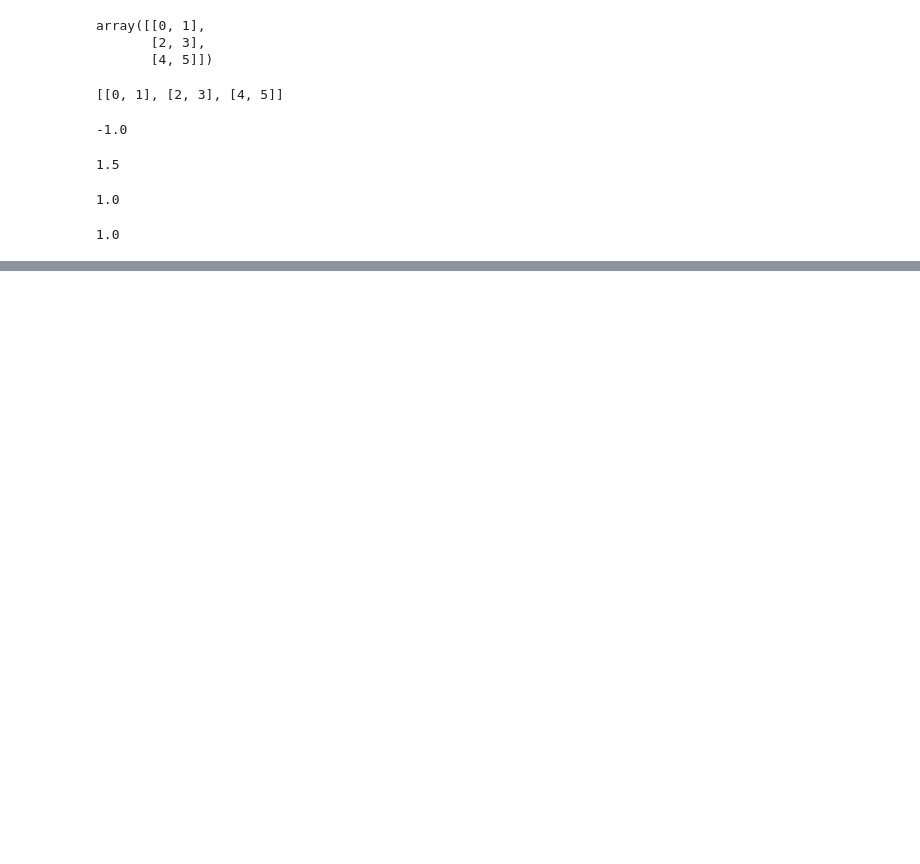
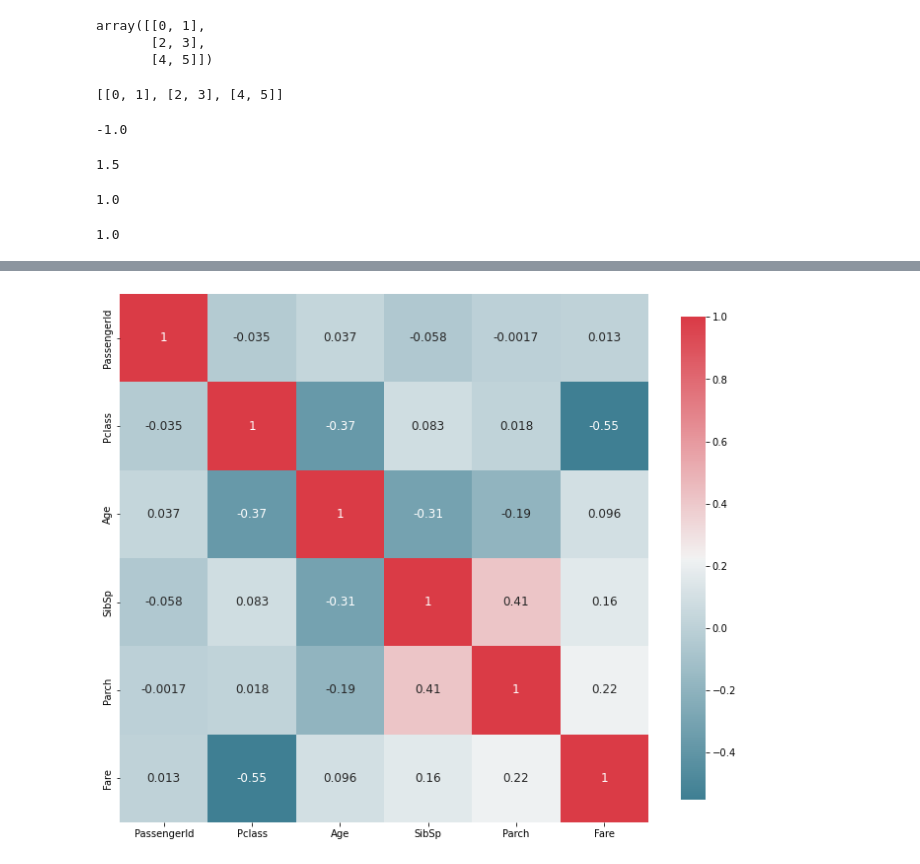
Before and after one commit to Aladji92/cp2, a Jupyter notebook: python.ipynb, the cells around one changed output, grey strips where cells are left out. Saved outputs shown, nothing was run; the diff lists cells and outputs as text; code cells hidden in the pictures; blank space fills up the shorter version.

```diff
--- a/python.ipynb
+++ b/python.ipynb
@@ -117,0 +136,4 @@ print(covariance)
+# %%
+path = r'C:\Users\user\Downloads\titanic-passengers.csv'
+# %%
+df = pd.read_csv(path, sep=r";", skipinitialspace=True)
@@ -117,0 +185,2 @@ print(covariance)
+# %%
+df = df.fillna("test")
@@ -117,0 +222,17 @@ print(covariance)
+# %%
+def plot_correlation_map(dfd):
+    corr = dfd.corr()
+    s,ax = plt.subplots(figsize =(12,10))
+    cmap = sns.diverging_palette(220, 10, as_cmap = True)
+    s = sns.heatmap(
+        corr,
+        cmap = cmap,
+        square = True,
+        cbar_kws={'shrink':.9},
+        ax=ax,
+        annot = True,
+        annot_kws= {'fontsize':12}
+    )
+plot_correlation_map(df)
+# %% [output]
+[figure, added]
```
Also changed, not shown: parts of 22 cells of this notebook.
